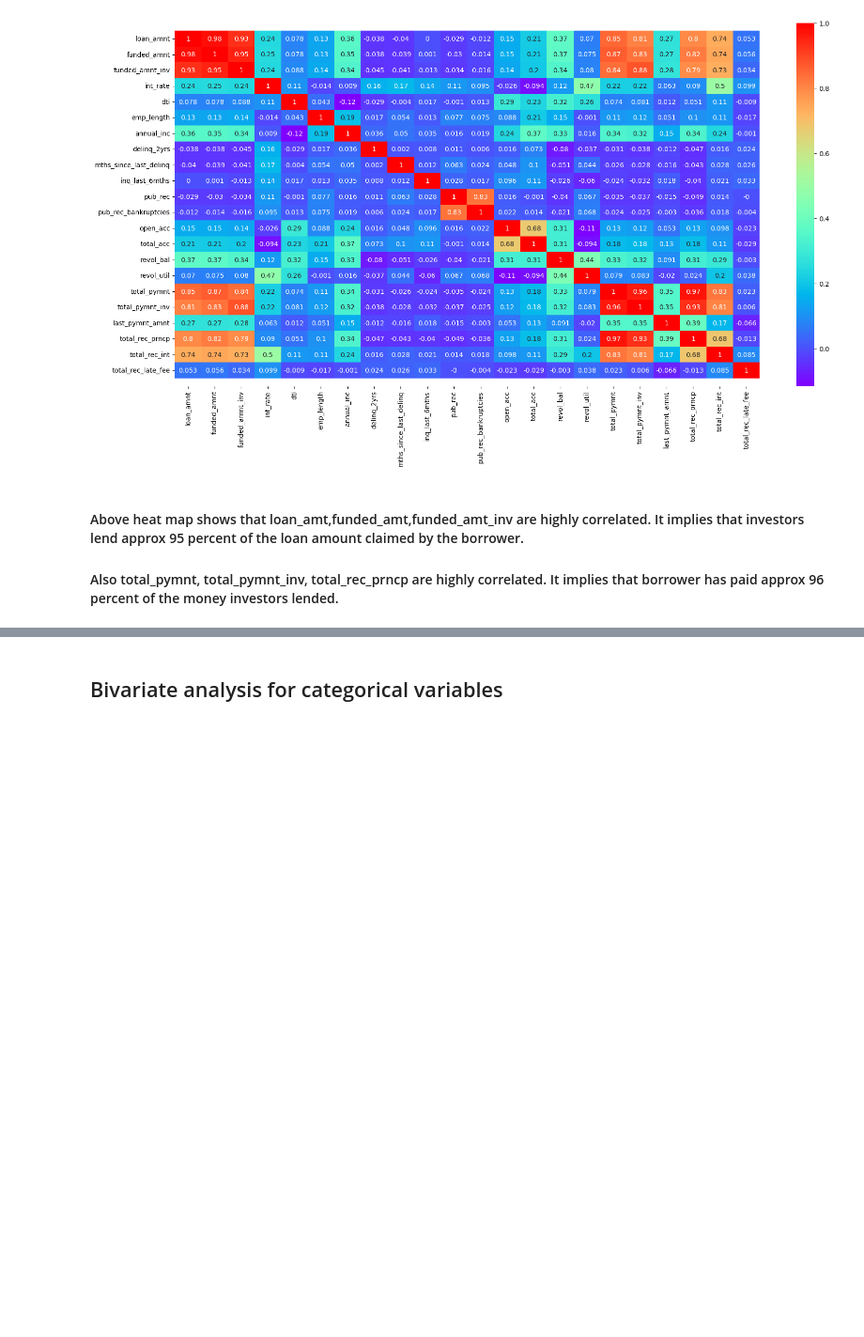
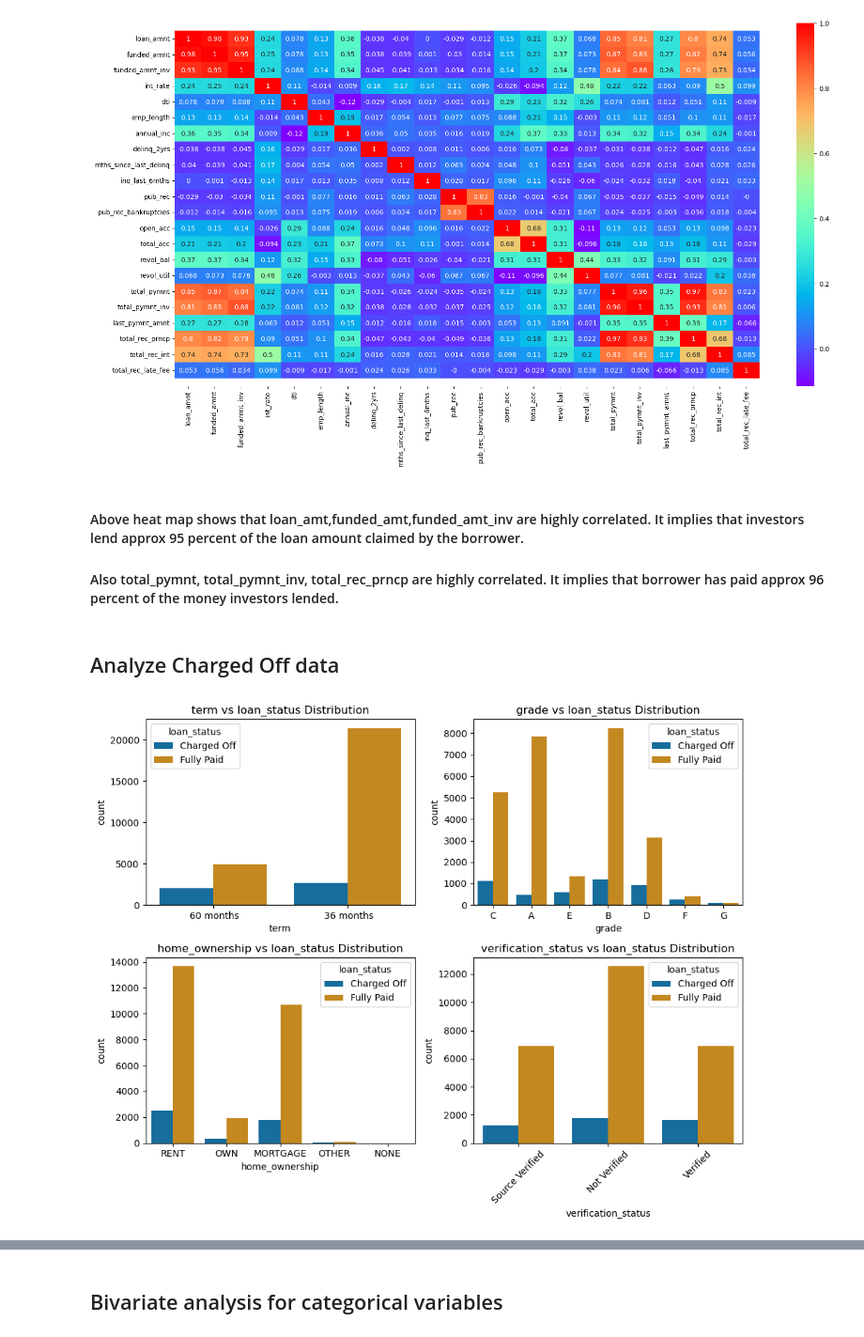
Before and after one commit to nikitapatil1122/EDACaseStudy, a Jupyter notebook: Nikita_Patil.ipynb, the cells around one changed output, grey strips where cells are left out. Shown at 94% size. Cells and saved outputs as stored; diff of their text form; code cells hidden in the pictures; blank space fills up the shorter version.

```diff
--- a/Nikita_Patil.ipynb
+++ b/Nikita_Patil.ipynb
@@ -899,3 +908,29 @@ plt.show()
 # %% [markdown]
 #### Above heat map shows that loan_amt,funded_amt,funded_amt_inv are highly correlated. It implies that investors lend approx 95 percent of the loan amount claimed by the borrower.
 #### Also total_pymnt, total_pymnt_inv, total_rec_prncp are highly correlated. It implies that borrower has paid approx 96 percent of the money investors lended.
+# %% [markdown]
+## Analyze Charged Off data
+# %%
+# Create a 2x2 grid of subplots
+fig, axes = plt.subplots(2, 2, figsize=(10, 8))
+
+# Columns to plot
+columns_to_plot = ["term", "grade", "home_ownership", "verification_status"]
+
+# Loop through columns and create categorical plots
+for i, column in enumerate(columns_to_plot):
+    row = i // 2  # Calculate the row position (0 or 1)
+    col = i % 2   # Calculate the column position (0 or 1)
+    ax = axes[row, col]  # Get the current subplot
+
+    ax.set_title(f"{column} vs loan_status Distribution")
+    sns.countplot(x=column, hue='loan_status', ax=ax, data=loan_df)
+    plt.xticks(rotation=45)
+
+# Adjust the layout
+plt.tight_layout()
+
+# Show the plot
+plt.show()
+# %% [output]
+[figure, added]
```
Also changed, not shown: parts of 51 cells of this notebook.
